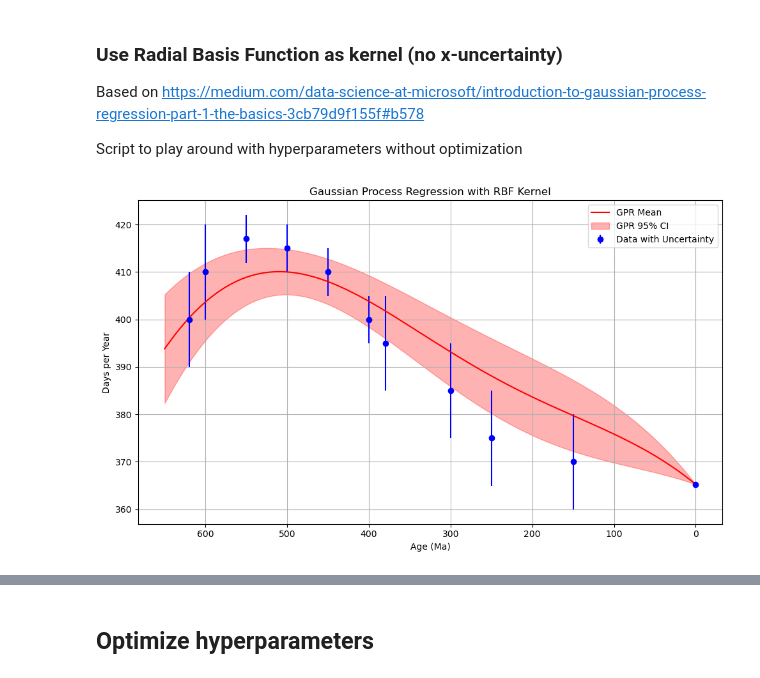
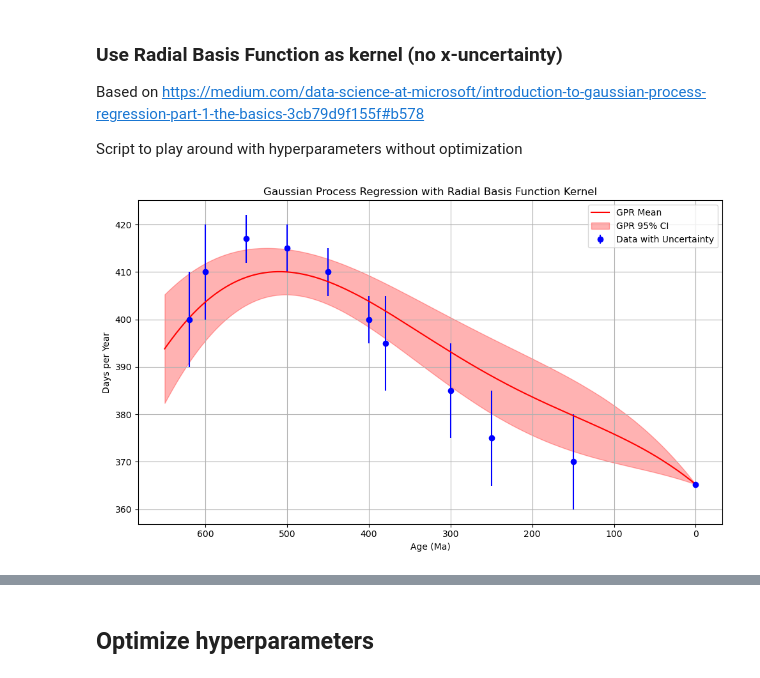
Before and after one commit to nielsjdewinter/Earth_Moon_Gaussian_process, a Jupyter notebook: EMGaussian_pilot1.ipynb, the cells around one changed output, grey strips where cells are left out. Saved outputs shown, nothing was run; the diff lists cells and outputs as text; code cells hidden in the pictures.

```diff
--- a/EMGaussian_pilot1.ipynb
+++ b/EMGaussian_pilot1.ipynb
@@ -78,15 +165,8 @@ X_mean = X_train.mean()
 X_std = X_train.std()
 X_train_norm = (X_train - X_mean) / X_std
 
-# 2. Define RBF kernel function
-def rbf_kernel(X1, X2, lengthscale=1.0, variance=1.0):
-    """Radial Basis Function (RBF) kernel"""
-    sqdist = np.sum(X1**2, 1).reshape(-1, 1) + \
-             np.sum(X2**2, 1) - 2 * np.dot(X1, X2.T)
-    return variance * np.exp(-0.5 / lengthscale**2 * sqdist)
-
 # 3. Set hyperparameters
-lengthscale = 2  # Lengthscale of the RBF kernel
+lengthscale = 2  # Lengthscale of the Radial Basis Function kernel
 variance = 1000 # Variance of the kernel
 
 # 4. Compute kernel matrices
@@ -94,33 +174,33 @@ K = rbf_kernel(X_train_norm, X_train_norm, lengthscale, variance) # Covariance m
 K += np.diag((y_error**2))  # Add individual noise variances
 K_inv = inv(K) # Inverse of covariance matrix
 
 # 5. Predict on new input grid
 X_test = np.linspace(0, 650, 500).reshape(-1, 1)
 X_test_norm = (X_test - X_mean) / X_std
 K_s = rbf_kernel(X_test_norm, X_train_norm, lengthscale, variance) # Cross-covariance between test and training data
 K_ss = rbf_kernel(X_test_norm, X_test_norm, lengthscale, variance) + 1e-8 * np.eye(len(X_test)) # Covariance matrix for test data (adding small noise for numerical stability)
 
 # 6. Posterior mean and covariance
 mu_s = K_s @ K_inv @ y_train # Mean prediction
 cov_s = K_ss - K_s @ K_inv @ K_s.T # Covariance of the prediction
 std_s = np.sqrt(np.diag(cov_s)) # Standard deviation of the prediction
 
 # 7. Plot
 plt.figure(figsize=(10, 6))
 plt.errorbar(X_train, y_train, yerr=y_error.flatten(), fmt='o', color='blue', label='Data with Uncertainty')
 plt.plot(X_test, mu_s, 'r', label="GPR Mean")
 plt.fill_between(X_test.flatten(),
                  (mu_s - 1.96 * std_s).flatten(),
                  (mu_s + 1.96 * std_s).flatten(),
                  color='red', alpha=0.3, label='GPR 95% CI')
 plt.xlabel("Age (Ma)")
 plt.ylabel("Days per Year")
 plt.gca().invert_xaxis()
-plt.title("Gaussian Process Regression with RBF Kernel")
+plt.title("Gaussian Process Regression with Radial Basis Function Kernel")
 plt.legend()
 plt.grid(True)
 plt.tight_layout()
 plt.show()
 # %% [output]
-[figure, old version]
+[figure, new version]
 # %% [markdown]
```
Also changed, not shown: parts of 17 cells of this notebook.
